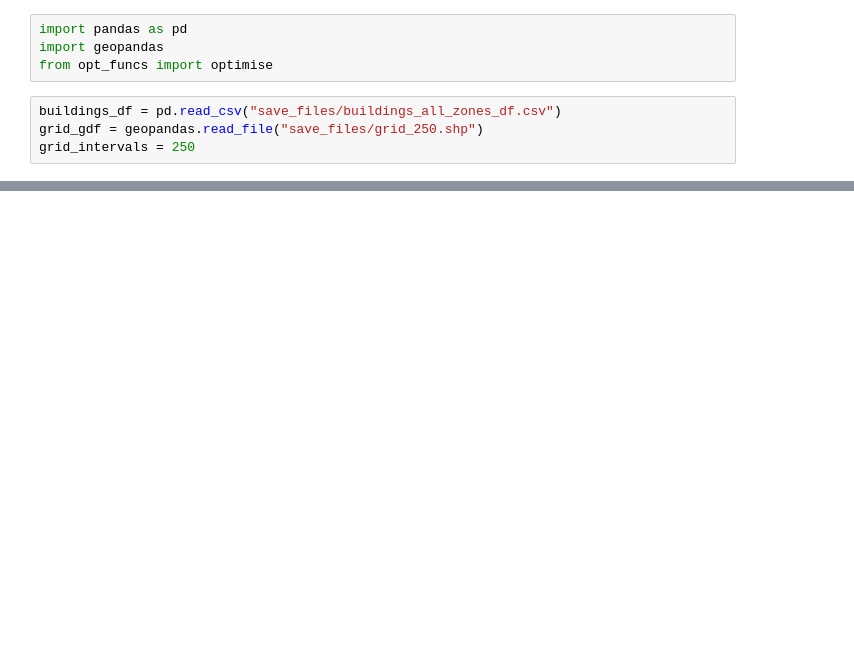
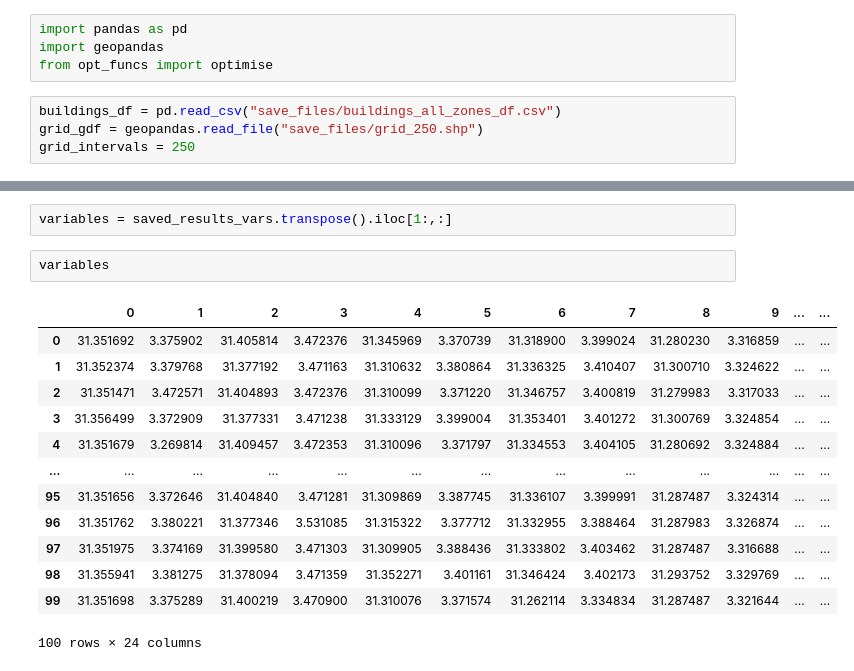
Before and after one commit to daanieo/FATM_opt, a Jupyter notebook: Optimisation.ipynb, the cells around one changed output, grey strips where cells are left out. Cells and saved outputs as stored; diff of their text form; blank space fills up the shorter version.

```diff
--- a/Optimisation.ipynb
+++ b/Optimisation.ipynb
@@ -54,0 +49,18 @@ res.result[r].objectives[:]
+# %%
+variables = saved_results_vars.transpose().iloc[1:,:]
+# %%
+variables
+# %% [output]
+|  | 0 | 1 | 2 | 3 | 4 | 5 | 6 | 7 | 8 | 9 | ... | ... |
+| 0 | 31.351692 | 3.375902 | 31.405814 | 3.472376 | 31.345969 | 3.370739 | 31.318900 | 3.399024 | 31.280230 | 3.316859 | ... | ... |
+| 1 | 31.352374 | 3.379768 | 31.377192 | 3.471163 | 31.310632 | 3.380864 | 31.336325 | 3.410407 | 31.300710 | 3.324622 | ... | ... |
+| 2 | 31.351471 | 3.472571 | 31.404893 | 3.472376 | 31.310099 | 3.371220 | 31.346757 | 3.400819 | 31.279983 | 3.317033 | ... | ... |
+| 3 | 31.356499 | 3.372909 | 31.377331 | 3.471238 | 31.333129 | 3.399004 | 31.353401 | 3.401272 | 31.300769 | 3.324854 | ... | ... |
+| 4 | 31.351679 | 3.269814 | 31.409457 | 3.472353 | 31.310096 | 3.371797 | 31.334553 | 3.404105 | 31.280692 | 3.324884 | ... | ... |
+| ... | ... | ... | ... | ... | ... | ... | ... | ... | ... | ... | ... | ... |
+| 95 | 31.351656 | 3.372646 | 31.404840 | 3.471281 | 31.309869 | 3.387745 | 31.336107 | 3.399991 | 31.287487 | 3.324314 | ... | ... |
+| 96 | 31.351762 | 3.380221 | 31.377346 | 3.531085 | 31.315322 | 3.377712 | 31.332955 | 3.388464 | 31.287983 | 3.326874 | ... | ... |
+| 97 | 31.351975 | 3.374169 | 31.399580 | 3.471303 | 31.309905 | 3.388436 | 31.333802 | 3.403462 | 31.287487 | 3.316688 | ... | ... |
+| 98 | 31.355941 | 3.381275 | 31.378094 | 3.471359 | 31.352271 | 3.401161 | 31.346424 | 3.402173 | 31.293752 | 3.329769 | ... | ... |
+| 99 | 31.351698 | 3.375289 | 31.400219 | 3.470900 | 31.310076 | 3.371574 | 31.262114 | 3.334834 | 31.287487 | 3.321644 | ... | ... |
+100 rows × 24 columns
```
Also changed, not shown: parts of 9 cells of this notebook, 2 other files.
